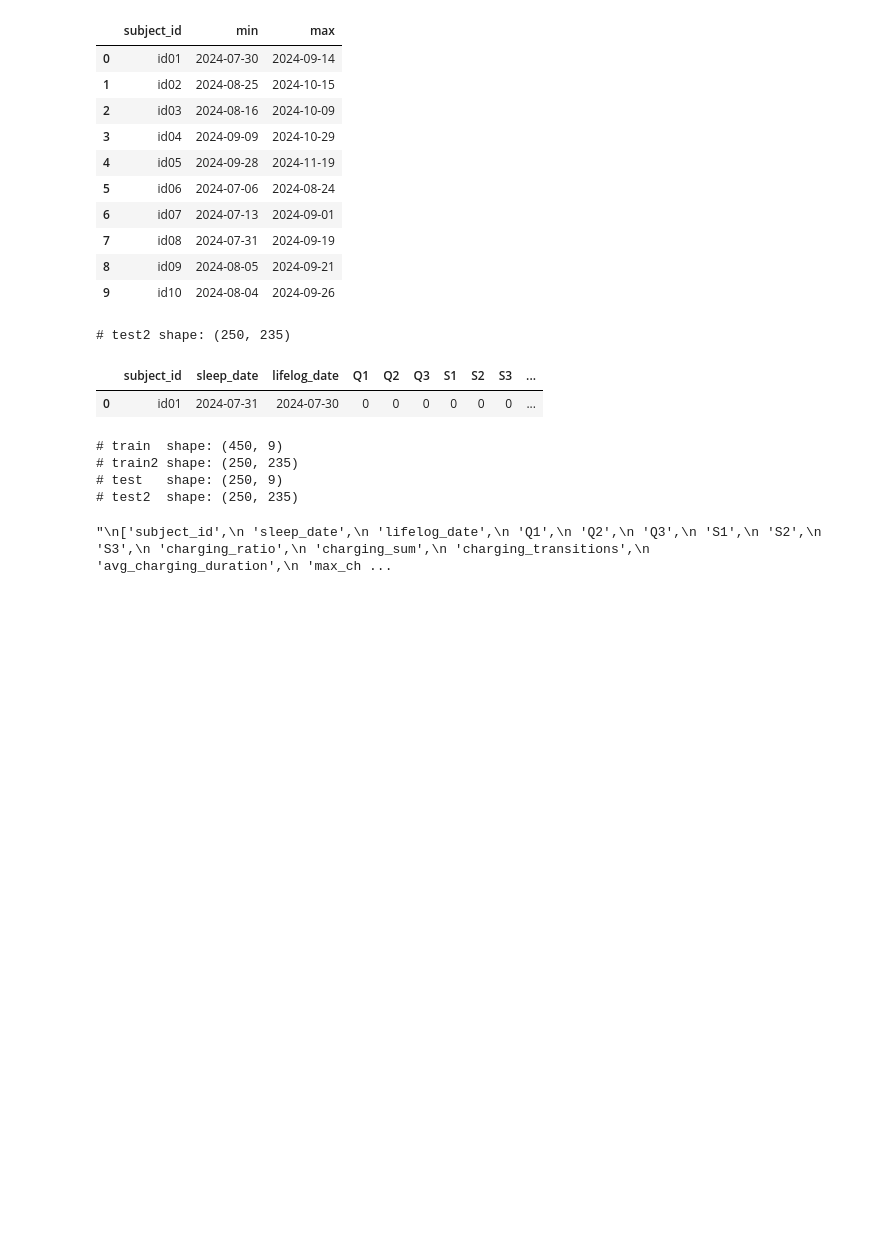
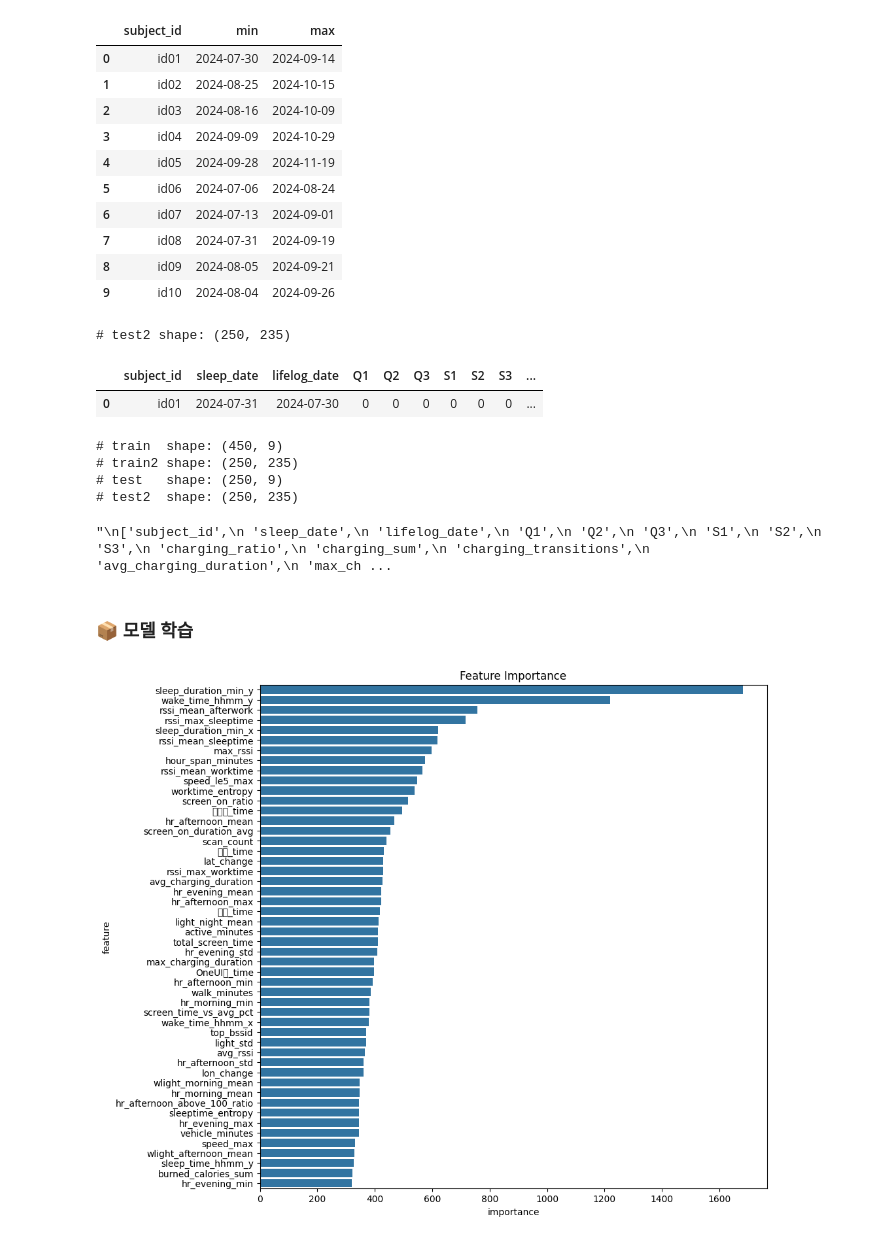
Before and after one commit to jacobgreen4477/Construction-Equipment-Oil-Condition-Classification-AI-Competition, a Jupyter notebook: ETRI_v1_0_0.ipynb, the cells around one changed output. Saved outputs shown, nothing was run; the diff lists cells and outputs as text; code cells hidden in the pictures; blank space fills up the shorter version.

```diff
--- a/ETRI_v1_0_0.ipynb
+++ b/ETRI_v1_0_0.ipynb
@@ -1693,3 +1708,8 @@ test2.to_parquet(f"{path}/test2.parquet")
 """
 # %% [output]
 "\n['subject_id',\n 'sleep_date',\n 'lifelog_date',\n 'Q1',\n 'Q2',\n 'Q3',\n 'S1',\n 'S2',\n 'S3',\n 'charging_ratio',\n 'charging_sum',\n 'charging_transitions',\n 'avg_charging_duration',\n 'max_ch ...
+# %% [markdown]
+### 📦 모델 학습
+# %%
+train_df = train2.copy()
+test_df = test2.copy()
@@ -1695,0 +1737,39 @@ test2.to_parquet(f"{path}/test2.parquet")
+# %%
+# 결과 저장
+binary_preds = {}
+multiclass_pred = None
+
+common_params = {
+    'n_estimators': 1000,
+    'learning_rate': 0.03,
+    'random_state': 42,
+    'n_jobs': -1,
+    'verbosity': -1
+}
+
+# 이진 분류 학습
+for col in targets_binary:
+    y = train_df[col]
+    model = LGBMClassifier(**common_params)
+    model.fit(X, y)
+    binary_preds[col] = model.predict(test_X)  # 🔥 확률X, 클래스 직접 예측
+
+# 다중 분류 학습 (S1)
+y_multi = train_df['S1']
+model_s1 = LGBMClassifier(**common_params, objective='multiclass', num_class=3)
+model_s1.fit(X, y_multi)
+multiclass_pred = model_s1.predict(test_X)  # 🔥 클래스 직접 예측
+# %%
+# importance 출력
+feature_importance = pd.DataFrame({
+    'feature': X.columns,
+    'importance': model_s1.feature_importances_
+}).sort_values('importance', ascending=False)
+
+# 시각화
+plt.figure(figsize=(10, 10))
+sns.barplot(x='importance', y='feature', data=feature_importance.head(50))
+plt.title('Feature Importance')
+plt.show()
+# %% [output]
+[figure, added]
```
Also changed, not shown: parts of 4 cells of this notebook.
